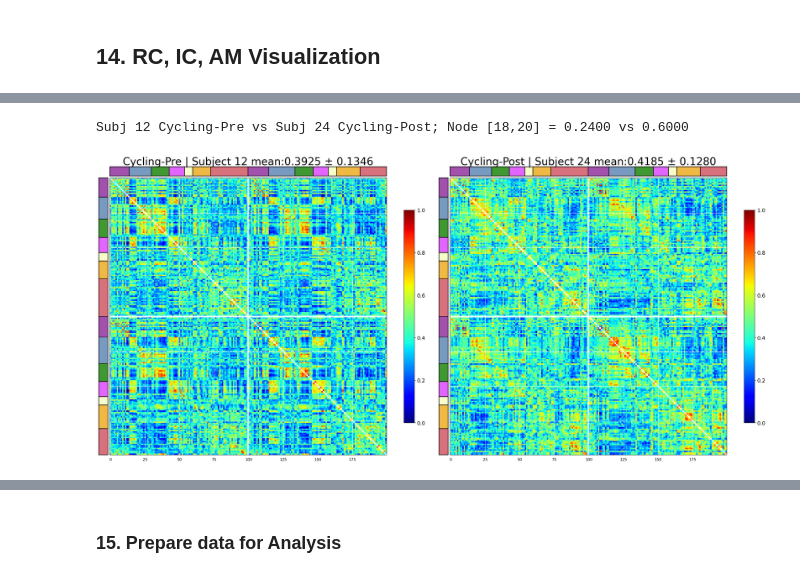
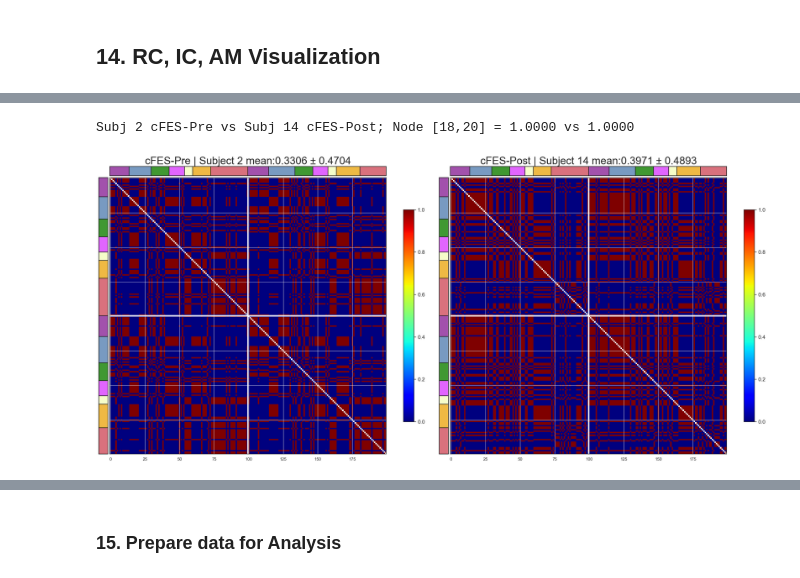
Before and after one commit to ismailukman/scifes, a Jupyter notebook: SCIFES_Multilayer_by_TPs.ipynb, the cells around one changed output, grey strips where cells are left out. Cells and saved outputs as stored; diff of their text form; code cells hidden in the pictures.

```diff
--- a/SCIFES_Multilayer_by_TPs.ipynb
+++ b/SCIFES_Multilayer_by_TPs.ipynb
@@ -96,7 +104,7 @@ Atlas ROIs are located in nifti image at: /Users/ismaila/nilearn_data/schaefer_2
 masker = NiftiLabelsMasker(
     labels_img=atlas_filename,
     standardize="zscore_sample",
-    standardize_confounds="zscore_sample",
+    standardize_confounds=True,
     memory="nilearn_cache",
     verbose=0,
     t_r=cfg.tr,
@@ -361,7 +462,7 @@ for g, arr in group_fc_results.items():
 
 # ----- Choose which group / subject / window to visualize -----
 g_idx = 0   # index into cfg.groups (0-based). Change this to pick a different group.
-subj  = 4   # subject number (min is 1). Change this to pick a different subject.
+subj  = 1   # subject number (min is 1). Change this to pick a different subject.
 win   = 1   # window number  (min is 1). Change this to pick a different window.
 # --------------------------------------------------------------
 
@@ -390,7 +491,7 @@ if len(group_fc_results) > 0:
 
                 fig, ax = plt.subplots(figsize=(8, 6))
                 im = ax.imshow(FC_example, cmap='coolwarm', vmin=-1, vmax=1)
-                ax.set_title(f'{g0} | subj {subj}, win {win} | max={np.max(FC_example):.4f}, min={np.min(FC_example):.4f}')
+                ax.set_title(f'{g0} | subj {subj}, win {win} | max={np.max(FC_example):.4f}, min={np.min(FC_example):.4f}, mean={np.mean(FC_example):.4f}')
                 ax.set_xlabel('Brain Regions')
                 ax.set_ylabel('Brain Regions')
                 fig.colorbar(im, ax=ax, label='Connectivity Strength')
@@ -413,8 +514,8 @@ for g, arr in group_fc_results.items():
     print(f"   {g:>12}: {arr.shape}")
 
 g_idx = 0
-subj  = 4
-win   = 80
+subj  = 1
+win   = 50
 # Grid layout
 n_cols = 3
 n_rows = 5 # window-based FCs
@@ -684,17 +1234,19 @@ S_g shape (fixed): (200, 1200)
 ## 13. Derive fMRI Outcome Measures (across windows)
 # %%
 # Make sure `communities` is the 24-subject list (each array 200x50), not the 4-group list
-# If you already created it via the 200x1200 split, it should be a list of length 24.
 assert isinstance(communities, list), "`communities` must be a list"
 assert all(isinstance(C, np.ndarray) and C.shape[0] == 200 for C in communities), \
        "Each communities[s] must be an array with 200 rows (nodes)."
 
-# Use the actual number of sets found (should be 24), not for study group=4
+# The actual number of sets found (should be 24), not for study group=4
 n_set = len(communities)
 print(f"Detected {n_set} sets (expected 24).")
 
 atlas = datasets.fetch_atlas_schaefer_2018(n_rois=200, yeo_networks=7, resolution_mm=1)
-labels = atlas.labels.astype('U')  # convert array of bytes to array of strings
+# labels = atlas.labels.astype('U')  # convert array of bytes to array of strings
+
+labels = np.array(atlas.labels[1:]).astype('U')  # Skip the first 'Background' label
+
 # group_label = ['Pre FES', 'Post FES', 'Pre NFES']
 # create static communities (networks' labels)
 networks = ['Vis', 'SomMot', 'DorsAttn', 'SalVentAttn', 'Limbic', 'Cont', 'Default']
@@ -853,8 +1405,8 @@ plt.show()
 # --- Select two specific subjects (one PreFES, one PostFES) and plot Recruitment vs Integration ---
 
 # 0 - based
-s_idx1 = 11   # e.g choose one from 0..3..6 (PreFES) 7..9..11 (PreNFES) 1st, 4th, 7th; 1st, 3rd, 5th
-s_idx2 = 23  # e.g choose one from 12..15..18 (PostFES) 19..21..23 (PostNFES)
+s_idx1 = 1   # e.g choose one from 0..3..6 (PreFES) 7..9..11 (PreNFES) 1st, 4th, 7th; 1st, 3rd, 5th
+s_idx2 = 13  # e.g choose one from 12..15..18 (PostFES) 19..21..23 (PostNFES)
 
 # 1 - based
 # 1–7: cFES-Pre (pre_fes)
@@ -929,35 +1481,35 @@ for ax, A_sel, (grp_label, set_num, subj_in_group) in zip(
     ax.add_patch(patches.Rectangle((72.5, i_marker), width=99.5-72.5, height=h, facecolor='#D9717D', clip_on=False, linewidth=1.5, edgecolor='k'))
     ax.add_patch(patches.Rectangle((99.5, i_marker), width=114.5-99.5, height=h, facecolor='#A251AC', clip_on=False, linewidth=1.5, edgecolor='k'))
     ax.add_patch(patches.Rectangle((114.5, i_marker), width=133.5-114.5, height=h, facecolor='#789AC1', clip_on=False, linewidth=1.5, edgecolor='k'))
     ax.add_patch(patches.Rectangle((133.5, i_marker), width=146.5-133.5, height=h, facecolor='#409832', clip_on=False, linewidth=1.5, edgecolor='k'))
     ax.add_patch(patches.Rectangle((146.5, i_marker), width=157.5-146.5, height=h, facecolor='#E165FE', clip_on=False, linewidth=1.5, edgecolor='k'))
     ax.add_patch(patches.Rectangle((157.5, i_marker), width=163.5-157.5, height=h, facecolor='#F6FDC9', clip_on=False, linewidth=1.5, edgecolor='k'))
     ax.add_patch(patches.Rectangle((163.5, i_marker), width=180.5-163.5, height=h, facecolor='#EFB944', clip_on=False, linewidth=1.5, edgecolor='k'))
     ax.add_patch(patches.Rectangle((180.5, i_marker), width=199.5-180.5, height=h, facecolor='#D9717D', clip_on=False, linewidth=1.5, edgecolor='k'))
 
     # Right-side color bars for networks (Y axis)
     w = (ymax - ymin) / 30.0
     i_marker2 = ymax
     ax.add_patch(patches.Rectangle((i_marker2 + space, -0.5),  width=w, height=13.5+0.5,  facecolor='#A251AC', clip_on=False, linewidth=1.5, edgecolor='k'))
     ax.add_patch(patches.Rectangle((i_marker2 + space, 13.5),  width=w, height=29.5-13.5, facecolor='#789AC1', clip_on=False, linewidth=1.5, edgecolor='k'))
     ax.add_patch(patches.Rectangle((i_marker2 + space, 29.5),  width=w, height=42.5-29.5, facecolor='#409832', clip_on=False, linewidth=1.5, edgecolor='k'))
     ax.add_patch(patches.Rectangle((i_marker2 + space, 42.5),  width=w, height=53.5-42.5, facecolor='#E165FE', clip_on=False, linewidth=1.5, edgecolor='k'))
     ax.add_patch(patches.Rectangle((i_marker2 + space, 53.5),  width=w, height=59.5-53.5, facecolor='#F6FDC9', clip_on=False, linewidth=1.5, edgecolor='k'))
     ax.add_patch(patches.Rectangle((i_marker2 + space, 59.5),  width=w, height=72.5-59.5, facecolor='#EFB944', clip_on=False, linewidth=1.5, edgecolor='k'))
     ax.add_patch(patches.Rectangle((i_marker2 + space, 72.5),  width=w, height=99.5-72.5, facecolor='#D9717D', clip_on=False, linewidth=1.5, edgecolor='k'))
     ax.add_patch(patches.Rectangle((i_marker2 + space, 99.5),  width=w, height=114.5-99.5, facecolor='#A251AC', clip_on=False, linewidth=1.5, edgecolor='k'))
     ax.add_patch(patches.Rectangle((i_marker2 + space, 114.5), width=w, height=133.5-114.5, facecolor='#789AC1', clip_on=False, linewidth=1.5, edgecolor='k'))
     ax.add_patch(patches.Rectangle((i_marker2 + space, 133.5), width=w, height=146.5-133.5, facecolor='#409832', clip_on=False, linewidth=1.5, edgecolor='k'))
     ax.add_patch(patches.Rectangle((i_marker2 + space, 146.5), width=w, height=157.5-146.5, facecolor='#E165FE', clip_on=False, linewidth=1.5, edgecolor='k'))
     ax.add_patch(patches.Rectangle((i_marker2 + space, 157.5), width=w, height=163.5-157.5, facecolor='#F6FDC9', clip_on=False, linewidth=1.5, edgecolor='k'))
     ax.add_patch(patches.Rectangle((i_marker2 + space, 163.5), width=w, height=180.5-163.5, facecolor='#EFB944', clip_on=False, linewidth=1.5, edgecolor='k'))
     ax.add_patch(patches.Rectangle((i_marker2 + space, 180.5), width=w, height=199.5-180.5, facecolor='#D9717D', clip_on=False, linewidth=1.5, edgecolor='k'))
 
 plt.tight_layout()
 plt.show()
 # %% [output]
-Subj 12 Cycling-Pre vs Subj 24 Cycling-Post; Node [18,20] = 0.2400 vs 0.6000
+Subj 2 cFES-Pre vs Subj 14 cFES-Post; Node [18,20] = 1.0000 vs 1.0000
-[figure, old version]
+[figure, new version]
 # %%
 def extract_smn_block(alg_a, alg_b, idx1=(14, 30), idx2=(115, 134), verbose=True):
     """
```
Also changed, not shown: parts of 36 cells of this notebook.
